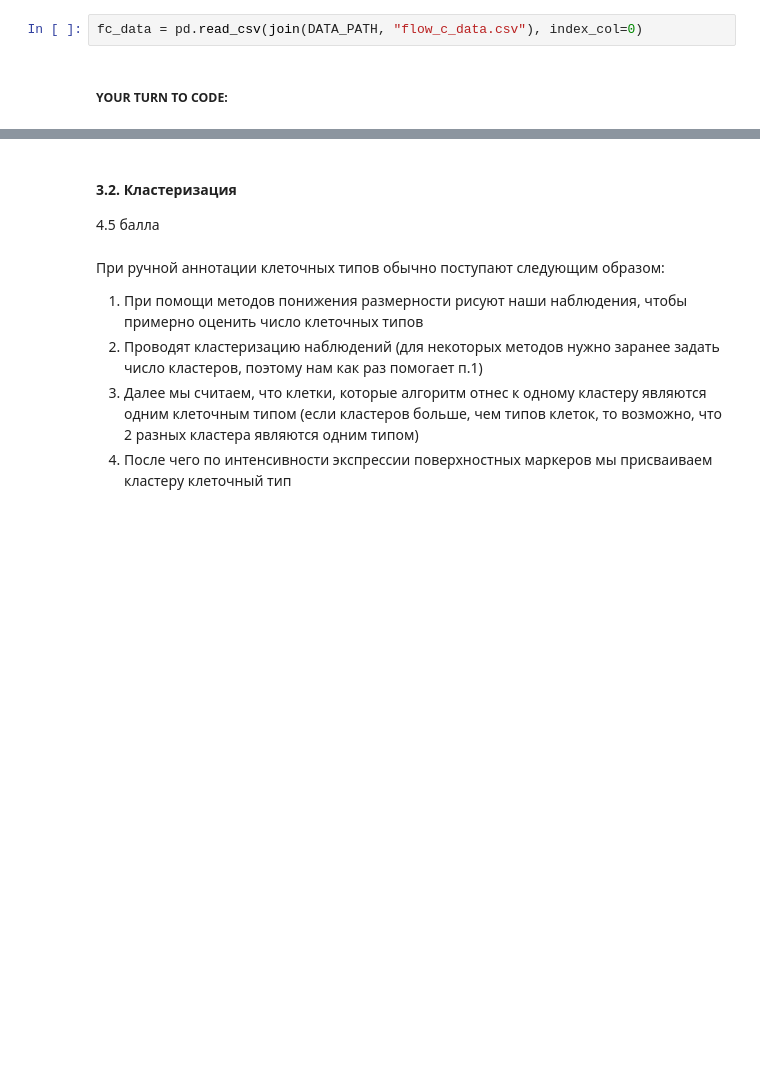
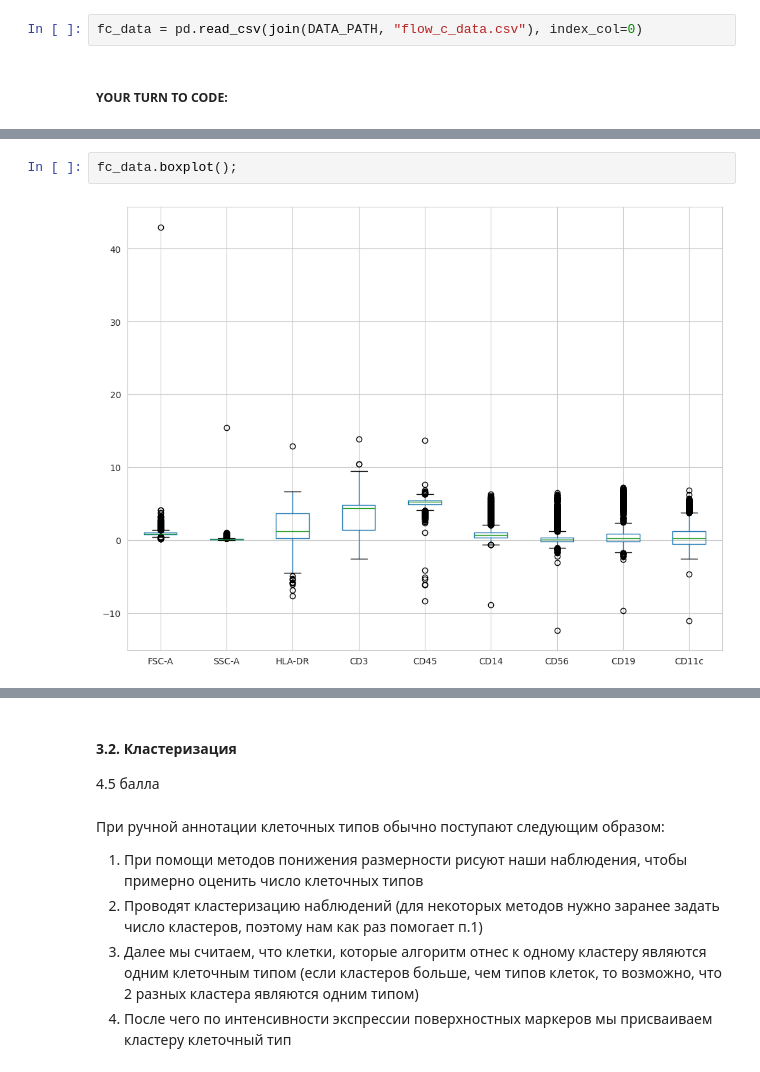
Before and after one commit to grishchenkoira/BI-ml-2024-homeworks, a Jupyter notebook: HW3/Cluster_tSNE.ipynb, the cells around one changed output, grey strips where cells are left out. Cells and saved outputs as stored; diff of their text form; blank space fills up the shorter version.

Commit message:
wip clustering on fc_data

```diff
--- a/HW3/Cluster_tSNE.ipynb
+++ b/HW3/Cluster_tSNE.ipynb
@@ -362,0 +403,4 @@ fc_data = pd.read_csv(join(DATA_PATH, "flow_c_data.csv"), index_col=0)
+# %%
+fc_data.boxplot();
+# %% [output]
+[figure, added]
```
Also changed, not shown: parts of 9 cells of this notebook.
